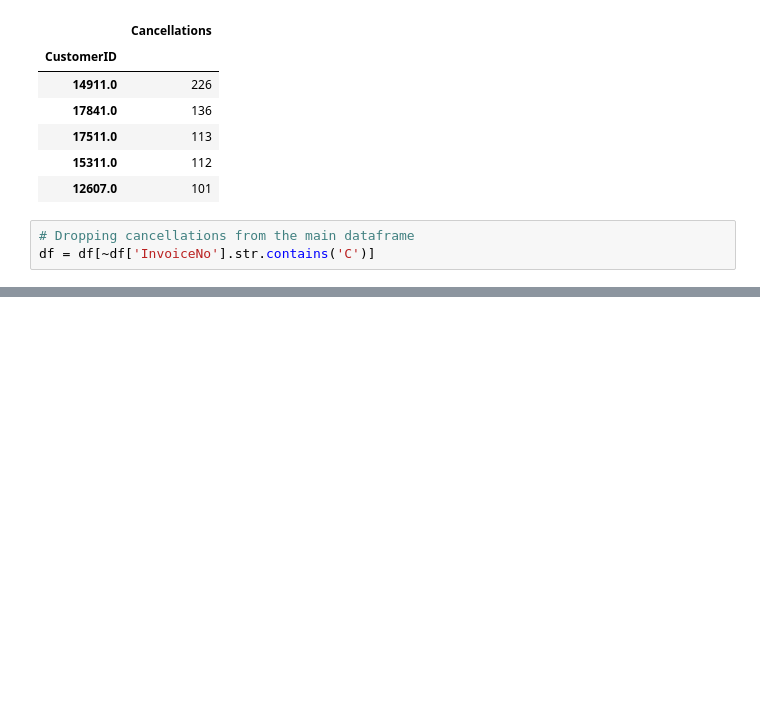
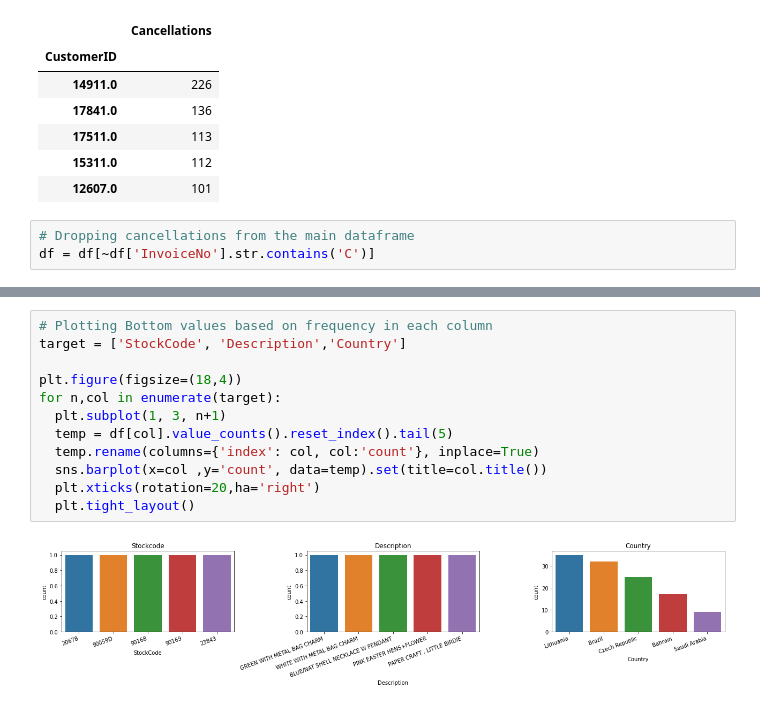
Before and after one commit to Shatakd/Customer-Segmentation-Clustering, a Jupyter notebook: Shatak_Customer_segmentation(Clustering).ipynb, the cells around one changed output, grey strips where cells are left out. Drawn from its saved outputs; the diff is of its cells as text; blank space fills up the shorter version.

```diff
--- a/Shatak_Customer_segmentation(Clustering).ipynb
+++ b/Shatak_Customer_segmentation(Clustering).ipynb
@@ -210,0 +228,14 @@ df = df[~df['InvoiceNo'].str.contains('C')]
+# %%
+# Plotting Bottom values based on frequency in each column
+target = ['StockCode', 'Description','Country']
+
+plt.figure(figsize=(18,4))
+for n,col in enumerate(target):
+  plt.subplot(1, 3, n+1)
+  temp = df[col].value_counts().reset_index().tail(5)
+  temp.rename(columns={'index': col, col:'count'}, inplace=True)
+  sns.barplot(x=col ,y='count', data=temp).set(title=col.title())
+  plt.xticks(rotation=20,ha='right')
+  plt.tight_layout()
+# %% [output]
+[figure, added]
```
Also changed, not shown: parts of 6 cells of this notebook.
